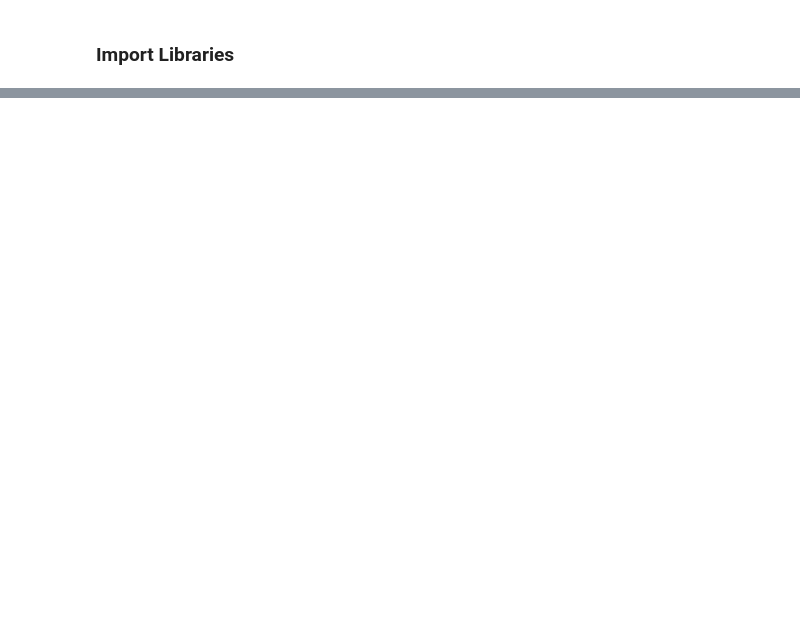
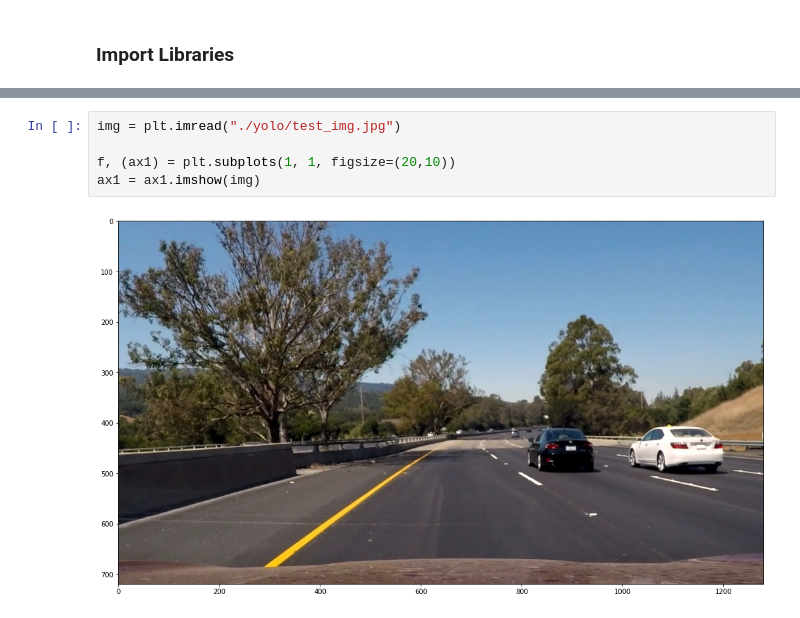
Before and after one commit to amrehab-98/Lane-Detection, a Jupyter notebook: Phase 2/YOLO DEMO.ipynb, the cells around one changed output, grey strips where cells are left out. Drawn from its saved outputs; the diff is of its cells as text; blank space fills up the shorter version.

```diff
--- a/Phase 2/YOLO DEMO.ipynb
+++ b/Phase 2/YOLO DEMO.ipynb
@@ -143,0 +18,7 @@ cv2.cuda.getCudaEnabledDeviceCount()
+# %%
+img = plt.imread("./yolo/test_img.jpg")
+
+f, (ax1) = plt.subplots(1, 1, figsize=(20,10))
+ax1 = ax1.imshow(img)
+# %% [output]
+[figure, added]
```
Also changed, not shown: parts of 24 cells of this notebook.
